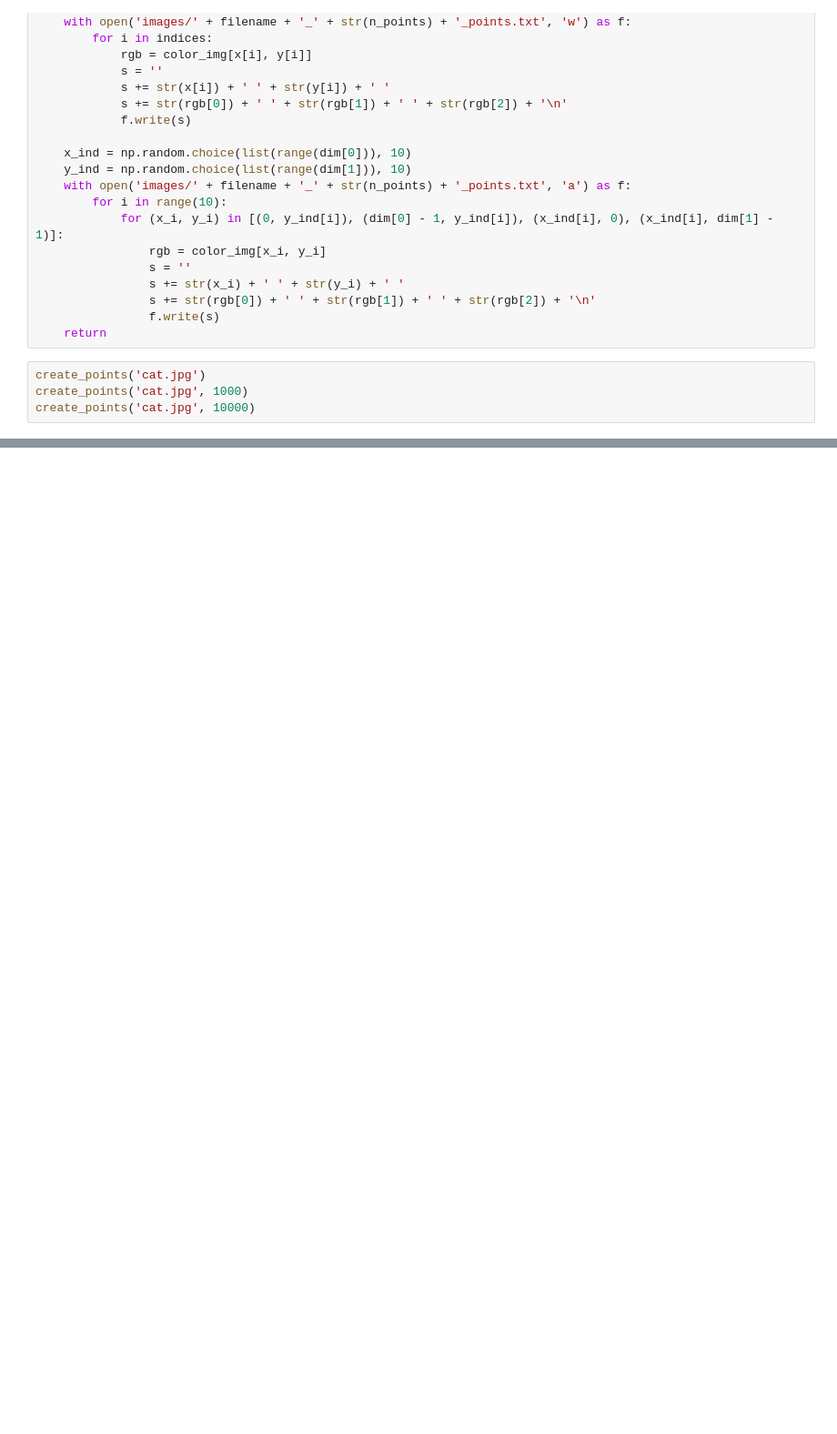
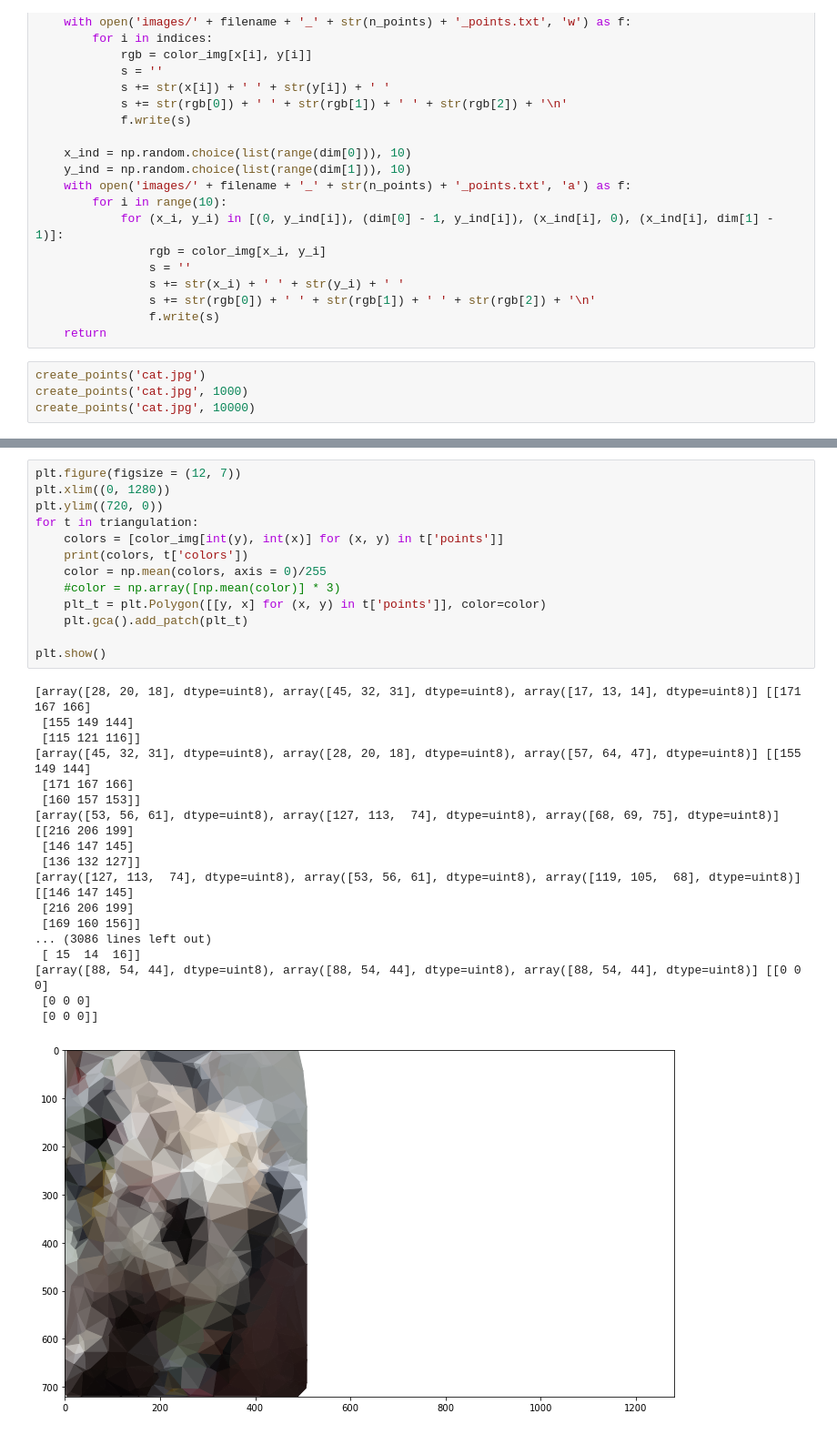
Before and after one commit to GiovaniValdrighi/data-structure-algorithms, a Jupyter notebook: delaunay-triangulation/processing_image.ipynb, the cells around one changed output, grey strips where cells are left out. Shown at 91% size. Cells and saved outputs as stored; diff of their text form; blank space fills up the shorter version.

```diff
--- a/delaunay-triangulation/processing_image.ipynb
+++ b/delaunay-triangulation/processing_image.ipynb
@@ -90,0 +153,32 @@ random_points('me.jpg', 500)
+# %%
+plt.figure(figsize = (12, 7))
+plt.xlim((0, 1280))
+plt.ylim((720, 0))
+for t in triangulation:
+    colors = [color_img[int(y), int(x)] for (x, y) in t['points']]
+    print(colors, t['colors'])
+    color = np.mean(colors, axis = 0)/255
+    #color = np.array([np.mean(color)] * 3)
+    plt_t = plt.Polygon([[y, x] for (x, y) in t['points']], color=color)
+    plt.gca().add_patch(plt_t)
+
+plt.show()
+# %% [output]
+[array([28, 20, 18], dtype=uint8), array([45, 32, 31], dtype=uint8), array([17, 13, 14], dtype=uint8)] [[171 167 166]
+ [155 149 144]
+ [115 121 116]]
+[array([45, 32, 31], dtype=uint8), array([28, 20, 18], dtype=uint8), array([57, 64, 47], dtype=uint8)] [[155 149 144]
+ [171 167 166]
+ [160 157 153]]
+[array([53, 56, 61], dtype=uint8), array([127, 113,  74], dtype=uint8), array([68, 69, 75], dtype=uint8)] [[216 206 199]
+ [146 147 145]
+ [136 132 127]]
+[array([127, 113,  74], dtype=uint8), array([53, 56, 61], dtype=uint8), array([119, 105,  68], dtype=uint8)] [[146 147 145]
+ [216 206 199]
+ [169 160 156]]
+... (3086 lines left out)
+ [ 15  14  16]]
+[array([88, 54, 44], dtype=uint8), array([88, 54, 44], dtype=uint8), array([88, 54, 44], dtype=uint8)] [[0 0 0]
+ [0 0 0]
+ [0 0 0]]
+[figure, added]
```
Also changed, not shown: parts of 14 cells of this notebook, 8 other files.
